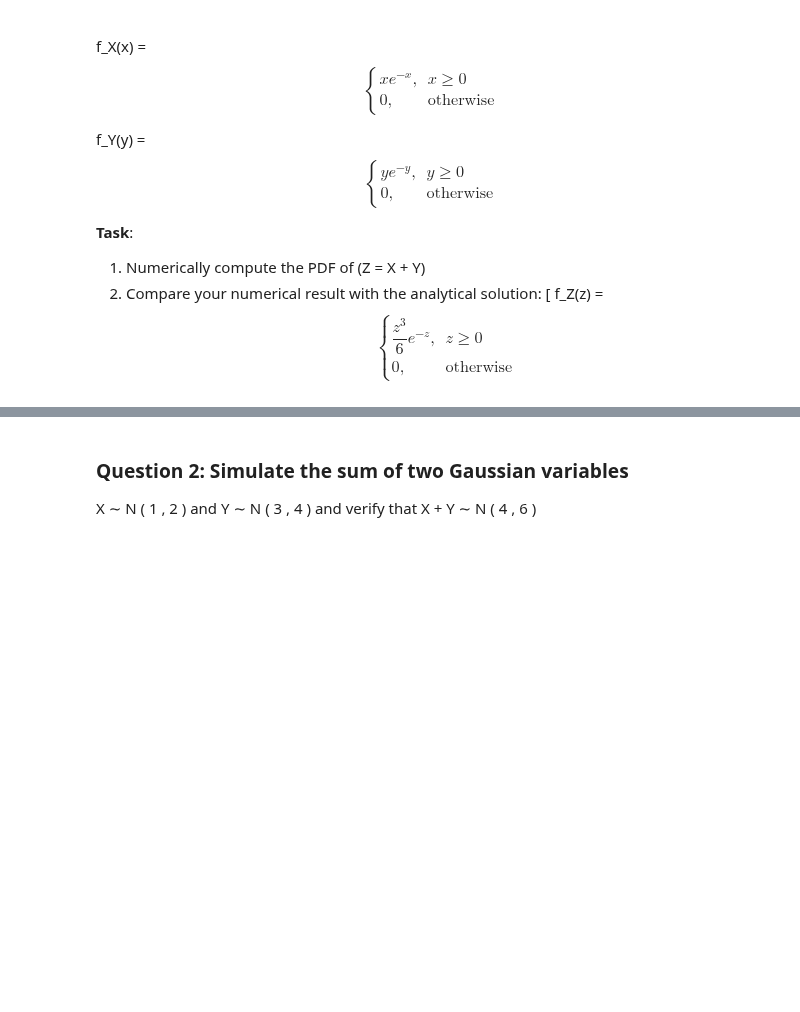
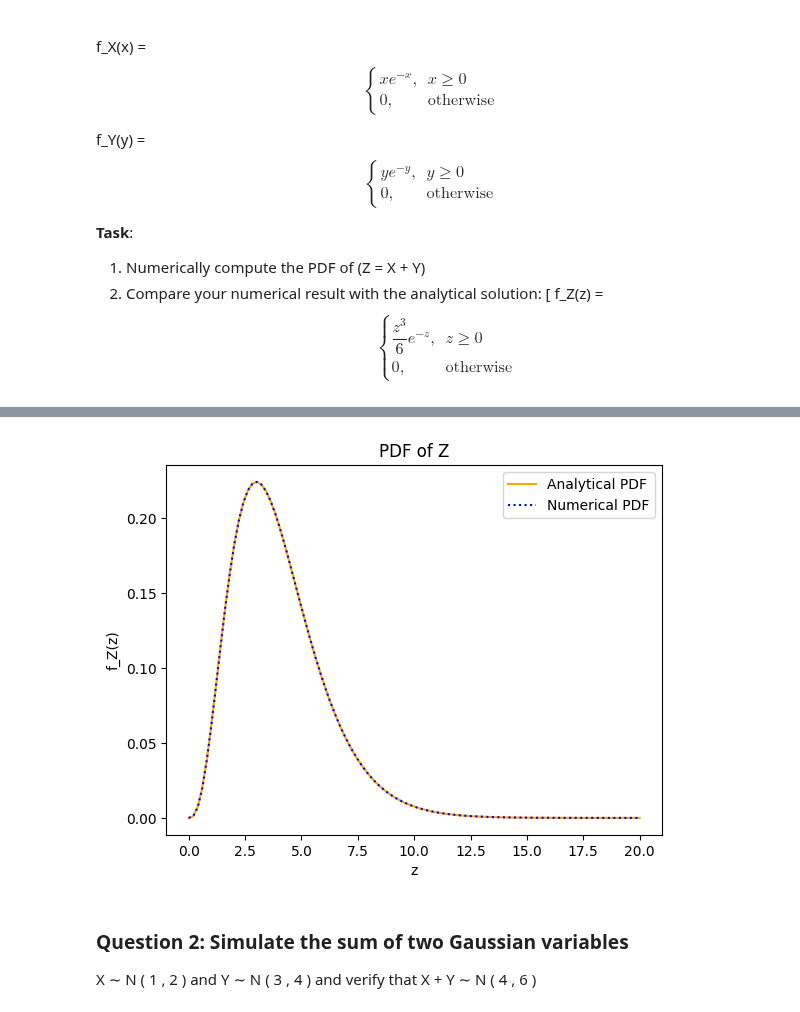
Before and after one commit to PranjalGoyal06/J028-PSDV-Assignment-6, a Jupyter notebook: Final_Lab_Joint_Distributions_Sample_Statistics.ipynb, the cells around one changed output, grey strips where cells are left out. Saved outputs shown, nothing was run; the diff lists cells and outputs as text; code cells hidden in the pictures; blank space fills up the shorter version.

```diff
--- a/Final_Lab_Joint_Distributions_Sample_Statistics.ipynb
+++ b/Final_Lab_Joint_Distributions_Sample_Statistics.ipynb
@@ -224,3 +352,29 @@ y e^{-y}, & y \geq 0 \\
+# %%
+# Numerical convolution
+
+def f_Z(z):
+    return torch.where(z >= 0, z**3 / 6 * torch.exp(-z), torch.zeros_like(z))
+
+dy = y_vals[1] - y_vals[0]
+
+z_vals = torch.linspace(0, 20, 100)
+
+f_Z_numerical = []
+
+for z in z_vals:
+    integrand = f_X(z - y_vals) * f_Y(y_vals)
+    integral = torch.sum(integrand) * dy
+    f_Z_numerical.append(integral)
+
+plt.plot(z_vals.numpy(), f_Z(z_vals).numpy(), label='Analytical PDF', color='orange')
+plt.plot(z_vals.numpy(), f_Z_numerical, label='Numerical PDF', color='blue', linestyle=':')
+plt.title("PDF of Z")
+plt.xlabel("z")
+plt.ylabel("f_Z(z)")
+plt.legend()
+plt.show()
+# %% [output]
+[figure, added]
 # %% [markdown]
 ### **Question 2: Simulate the sum of two Gaussian variables**
 X
```
Also changed, not shown: parts of 12 cells of this notebook.
